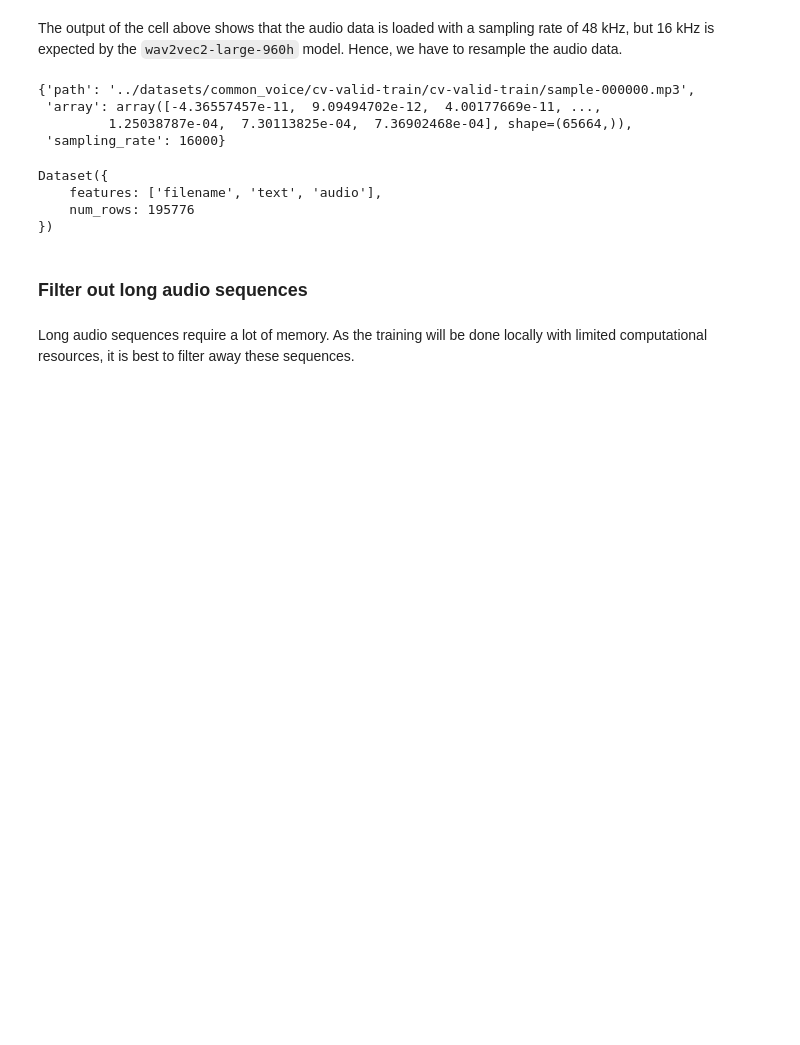
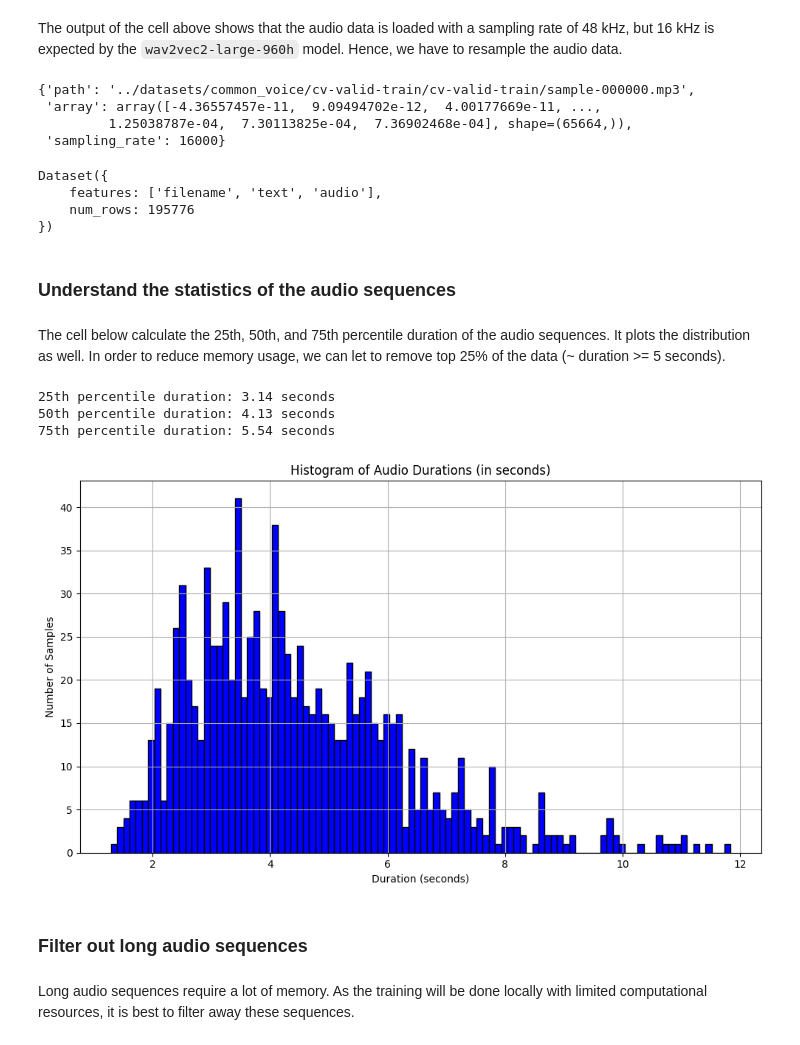
Before and after one commit to gordonjun2/htx-xdata-asr, a Jupyter notebook: asr-train/cv-train-2a.ipynb, the cells around one changed output. Cells and saved outputs as stored; diff of their text form; code cells hidden in the pictures; blank space fills up the shorter version.

````diff
--- a/asr-train/cv-train-2a.ipynb
+++ b/asr-train/cv-train-2a.ipynb
@@ -105,5 +129,5 @@ common_voice_train_temp[0]["audio"]
 # %% [markdown]
 The output of the cell above shows that the audio data is loaded with a sampling rate of 48 kHz, but 16 kHz is expected by the ```wav2vec2-large-960h``` model. Hence, we have to resample the audio data.
 # %%
-common_voice_train_temp = common_voice_train_original.cast_column("audio", Audio(sampling_rate=16_000))
+common_voice_train = common_voice_train_original.cast_column("audio", Audio(sampling_rate=16_000))
 # %%
@@ -120,6 +144,34 @@ Dataset({
     features: ['filename', 'text', 'audio'],
     num_rows: 195776
 })
+# %% [markdown]
+### Understand the statistics of the audio sequences
+# %% [markdown]
+The cell below calculate the 25th, 50th, and 75th percentile duration of the audio sequences. It plots the distribution as well. In order to reduce memory usage, we can let to remove top 25% of the data (~ duration >= 5 seconds).
+# %%
+sample_dataset = common_voice_train[:1000]
+audio_lengths = [len(sample["array"]) for sample in sample_dataset["audio"]]
+sampling_rate = sample_dataset["audio"][0]["sampling_rate"]
+audio_lengths_np = np.array(audio_lengths)
+durations_seconds = audio_lengths_np / sampling_rate
+
+for p in [25, 50, 75]:
+    print(f"{p}th percentile duration: {np.percentile(durations_seconds, p):.2f} seconds")
+print("\n")
+
+plt.figure(figsize=(10, 6))
+plt.hist(durations_seconds, bins=100, color='blue', edgecolor='black')
+plt.title("Histogram of Audio Durations (in seconds)")
+plt.xlabel("Duration (seconds)")
+plt.ylabel("Number of Samples")
+plt.grid(True)
+plt.tight_layout()
+plt.show()
+# %% [output]
+25th percentile duration: 3.14 seconds
+50th percentile duration: 4.13 seconds
+75th percentile duration: 5.54 seconds
+[figure, added]
 # %% [markdown]
 ### Filter out long audio sequences
 # %% [markdown]
````
Also changed, not shown: parts of 57 cells of this notebook, 5 other files.
